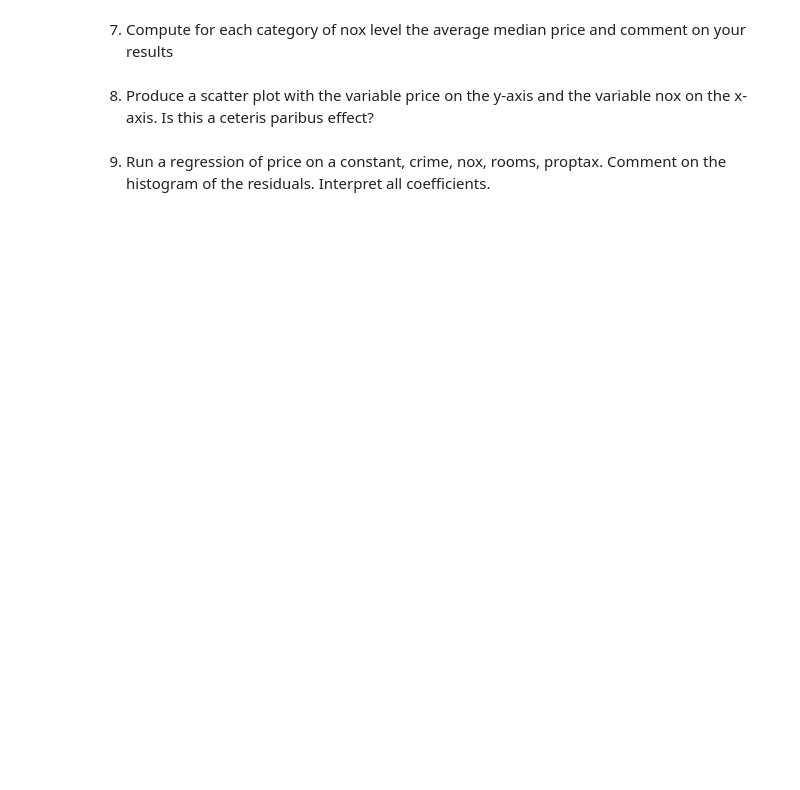
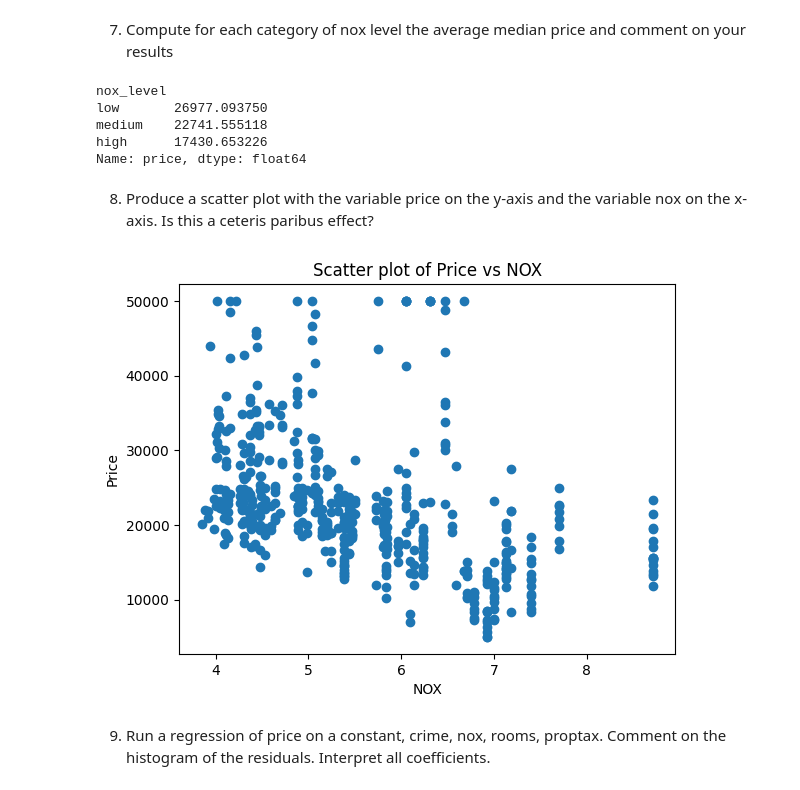
Before and after one commit to ArthurMbraga/MODS202-Econometrics, a Jupyter notebook: project.ipynb, the cells around one changed output. Cells and saved outputs as stored; diff of their text form; code cells hidden in the pictures; blank space fills up the shorter version.

```diff
--- a/project.ipynb
+++ b/project.ipynb
@@ -44,0 +46,4 @@ low, high = df['nox'].quantile([0.25, 0.75])
+# %%
+low, high = df['nox'].quantile([0.25, 0.75])
+df['nox_level'] = pd.cut(df['nox'], bins=[df['nox'].min(), low, high, df['nox'].max()], labels=['low', 'medium', 'high'], include_lowest=True)
+df.head()
@@ -45,6 +57,24 @@ low, high = df['nox'].quantile([0.25, 0.75])
 # %% [markdown]
 7. Compute for each category of nox level the average median price and comment on your results
+# %%
+grouped = df.groupby('nox_level')
+average_prices = grouped['price'].mean()
+print(average_prices)
+# %% [output]
+nox_level
+low       26977.093750
+medium    22741.555118
+high      17430.653226
+Name: price, dtype: float64
 # %% [markdown]
 8. Produce a scatter plot with the variable price on the y-axis and the variable nox on the x-axis. Is this a ceteris paribus effect?
+# %%
+plt.scatter(df['nox'], df['price'])
+plt.xlabel('NOX')
+plt.ylabel('Price')
+plt.title('Scatter plot of Price vs NOX')
+plt.show()
+# %% [output]
+[figure, added]
 # %% [markdown]
 9. Run a regression of price on a constant, crime, nox, rooms, proptax. Comment on the histogram of the residuals. Interpret all coefficients.
```
Also changed, not shown: parts of 23 cells of this notebook.
